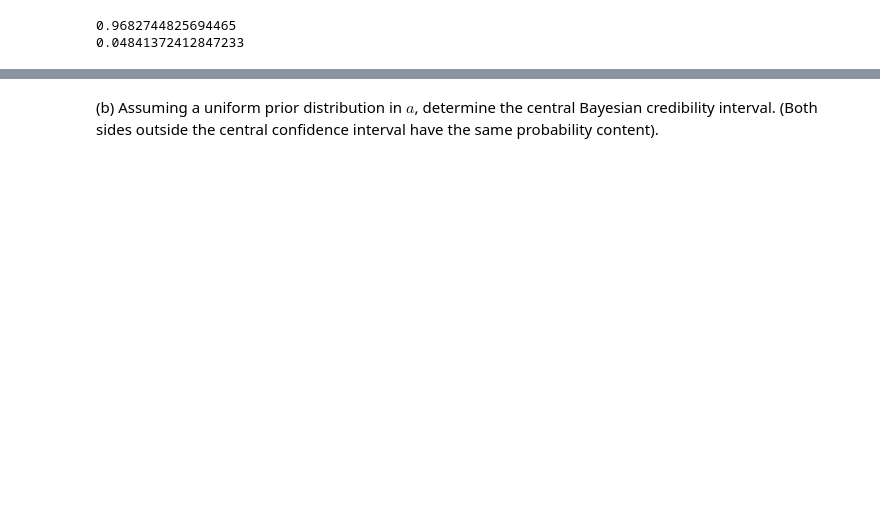
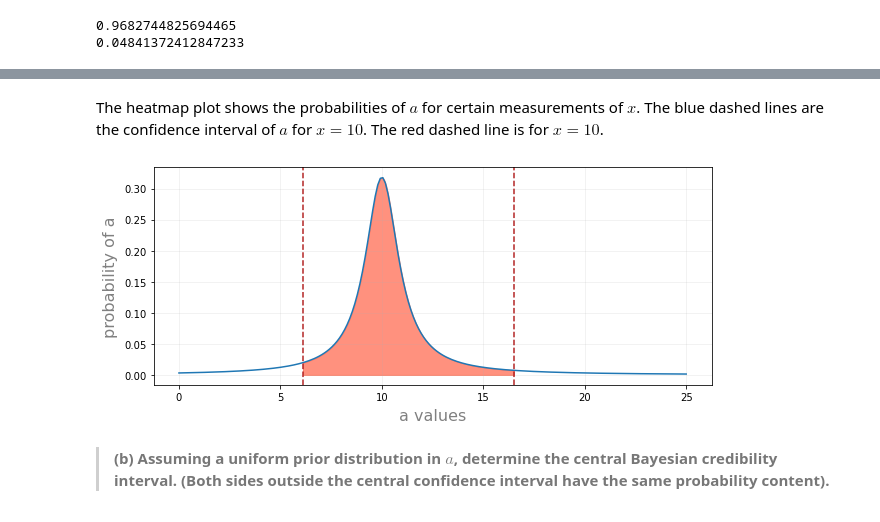
Before and after one commit to LdyMortem/SMDB, a Jupyter notebook: Sheet 5/Exercise_10.ipynb, the cells around one changed output, grey strips where cells are left out. Cells and saved outputs as stored; diff of their text form; code cells hidden in the pictures; blank space fills up the shorter version.

```diff
--- a/Sheet 5/Exercise_10.ipynb
+++ b/Sheet 5/Exercise_10.ipynb
@@ -99,6 +42,4 @@ Since we want the central 90% of the area under the curve, we need to determine
 # %%
-from sympy import nsolve, atan, oo, pi
-
-l = symbols('l')
-p_unten = nsolve((1/ pi) * ( atan(10-l) - atan(10)) - 0.04841372412847233 == 0,l)
+l_unten = np.tan(0.04841372412847233 * np.pi + np.arctan(-10)) +10
+l_unten
 # %% [output]
@@ -105,0 +58,3 @@ AttributeError: 'bool' object has no attribute 'free_symbols'
+# %%
+l_oben = np.tan(np.arctan(np.Inf) - 0.04841372412847233 * np.pi) +10
+l_oben
@@ -108,3 +90,29 @@ The interval for which the parameter $a$ lies in with $90\%$ confidence for the
+# %% [markdown]
+The heatmap plot shows the probabilities of $a$ for certain measurements of $x$. The blue dashed lines are the confidence interval of $a$ for $x=10$. The red dashed line is for $x=10$.
+# %%
+def f(n, x=10):
+    return 1/(np.pi *(1+(x-n)**2))
+
+#plot
+
+plt.figure(figsize=(10, 4))
+
+b = np.linspace(0, 25, 200)
+plt.plot(b,f(b))
+plt.xlabel("a values", color='grey', weight='normal', size = 16, labelpad = 6)
+plt.ylabel("probability of a", color='grey', weight='normal', size = 16, labelpad = 6)
+
+k = np.arange(l_unten, l_oben, 0.1)
+
+plt.fill_between(k, f(k), color='tomato', alpha=.7)
+plt.grid( alpha=.2)
+
+plt.axvline(x=l_unten, color='firebrick', linestyle='dashed')
+plt.axvline(x=l_oben, color='firebrick', linestyle='dashed')
+
+plt.show()
+# %% [output]
+[figure, added]
 # %% [markdown]
-(b) Assuming a uniform prior distribution in $a$, determine the central Bayesian credibility interval.
-(Both sides outside the central confidence interval have the same probability content).
+>**(b) Assuming a uniform prior distribution in $a$, determine the central Bayesian credibility interval.
+(Both sides outside the central confidence interval have the same probability content).**
```
Also changed, not shown: parts of 11 cells of this notebook, 1 other file.
